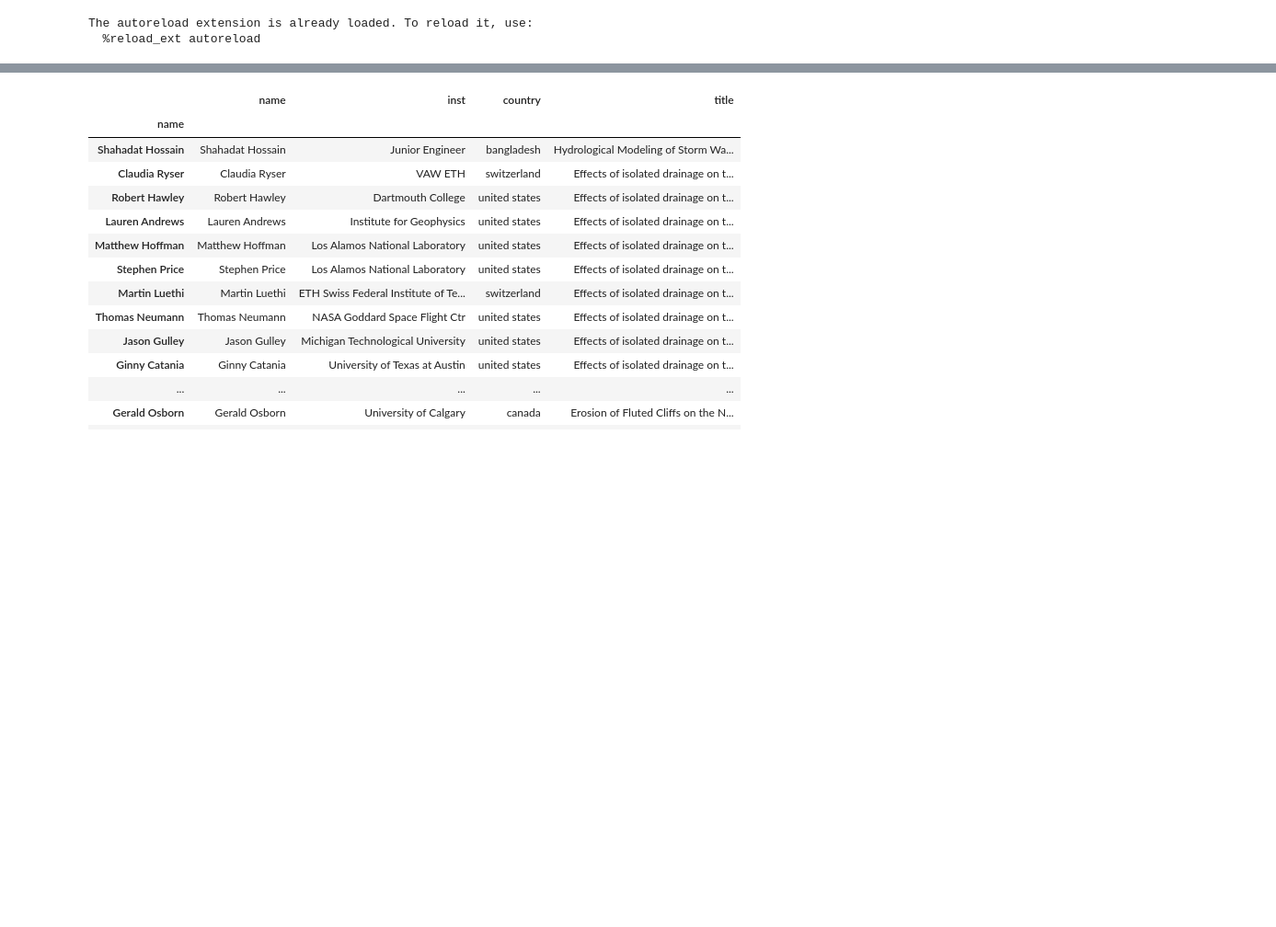
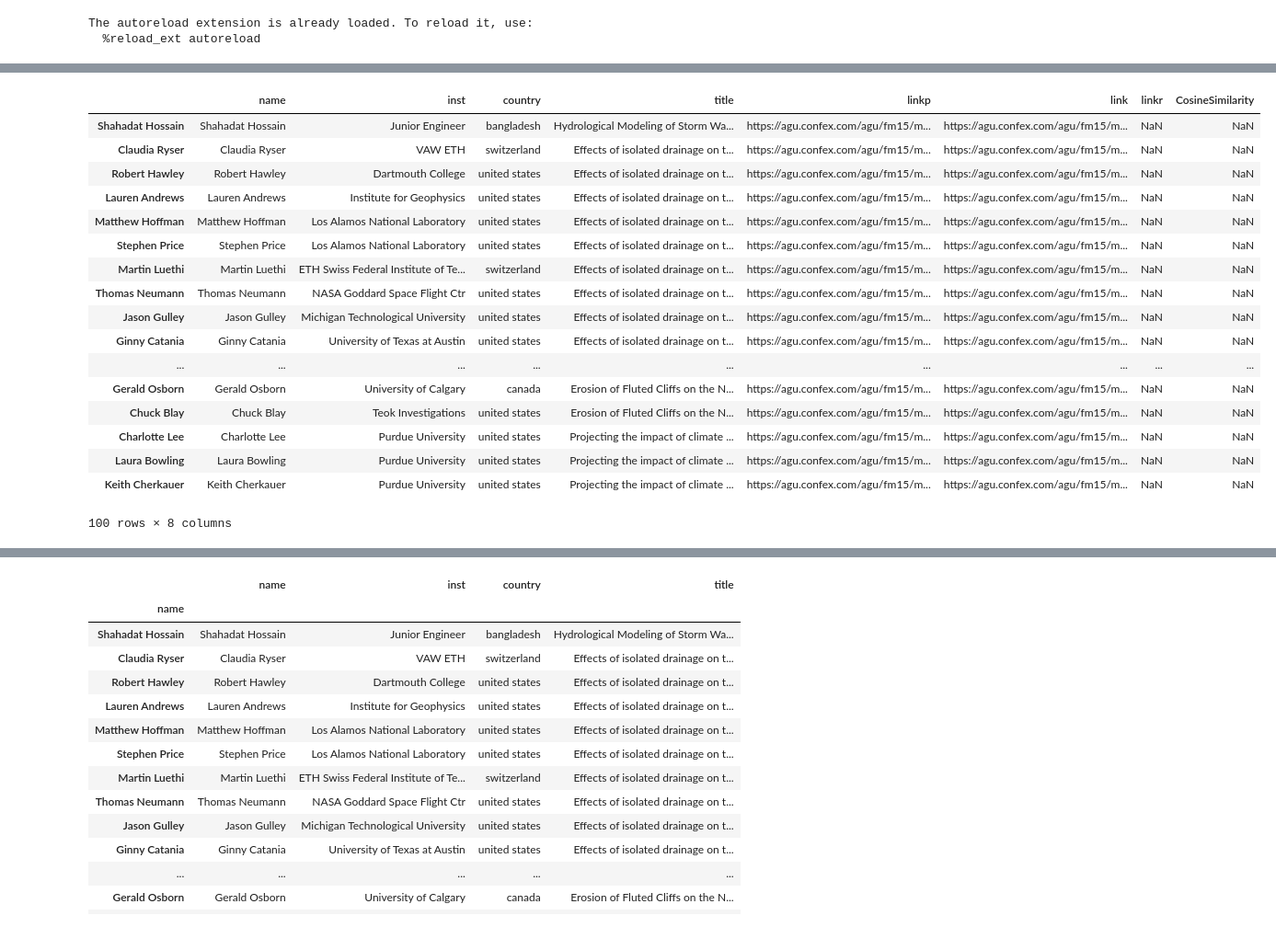
Before and after one commit to cthorey/geocolab, a Jupyter notebook: notebooks/exploratory/test.ipynb, the cells around one changed output, grey strips where cells are left out. Shown at 92% size. Cells and saved outputs as stored; diff of their text form; code cells hidden in the pictures; blank space fills up the shorter version.

```diff
--- a/notebooks/exploratory/test.ipynb
+++ b/notebooks/exploratory/test.ipynb
@@ -24,0 +63,4 @@ recom = RecomendationSystem(path_model)
+# %%
+df = recom.recomendation(query)
+collabs = recom.get_collaborators(query)
+collabs['link'] = collabs.linkp
@@ -24,0 +88,23 @@ recom = RecomendationSystem(path_model)
+# %%
+df = pd.merge(collabs,df[['link','CosineSimilarity']],on='link',how='outer')
+# %%
+collabs.join(df[['link','CosineSimilarity']],on='link',rsuffix='r')
+# %% [output]
+|  | name | inst | country | title | linkp | link | linkr | CosineSimilarity |
+| Shahadat Hossain | Shahadat Hossain | Junior Engineer | bangladesh | Hydrological Modeling of Storm Wa... | https://agu.confex.com/agu/fm15/m... | https://agu.confex.com/agu/fm15/m... | NaN | NaN |
+| Claudia Ryser | Claudia Ryser | VAW ETH | switzerland | Effects of isolated drainage on t... | https://agu.confex.com/agu/fm15/m... | https://agu.confex.com/agu/fm15/m... | NaN | NaN |
+| Robert Hawley | Robert Hawley | Dartmouth College | united states | Effects of isolated drainage on t... | https://agu.confex.com/agu/fm15/m... | https://agu.confex.com/agu/fm15/m... | NaN | NaN |
+| Lauren Andrews | Lauren Andrews | Institute for Geophysics | united states | Effects of isolated drainage on t... | https://agu.confex.com/agu/fm15/m... | https://agu.confex.com/agu/fm15/m... | NaN | NaN |
+| Matthew Hoffman | Matthew Hoffman | Los Alamos National Laboratory | united states | Effects of isolated drainage on t... | https://agu.confex.com/agu/fm15/m... | https://agu.confex.com/agu/fm15/m... | NaN | NaN |
+| Stephen Price | Stephen Price | Los Alamos National Laboratory | united states | Effects of isolated drainage on t... | https://agu.confex.com/agu/fm15/m... | https://agu.confex.com/agu/fm15/m... | NaN | NaN |
+| Martin Luethi | Martin Luethi | ETH Swiss Federal Institute of Te... | switzerland | Effects of isolated drainage on t... | https://agu.confex.com/agu/fm15/m... | https://agu.confex.com/agu/fm15/m... | NaN | NaN |
+| Thomas Neumann | Thomas Neumann | NASA Goddard Space Flight Ctr | united states | Effects of isolated drainage on t... | https://agu.confex.com/agu/fm15/m... | https://agu.confex.com/agu/fm15/m... | NaN | NaN |
+| Jason Gulley | Jason Gulley | Michigan Technological University | united states | Effects of isolated drainage on t... | https://agu.confex.com/agu/fm15/m... | https://agu.confex.com/agu/fm15/m... | NaN | NaN |
+| Ginny Catania | Ginny Catania | University of Texas at Austin | united states | Effects of isolated drainage on t... | https://agu.confex.com/agu/fm15/m... | https://agu.confex.com/agu/fm15/m... | NaN | NaN |
+| ... | ... | ... | ... | ... | ... | ... | ... | ... |
+| Gerald Osborn | Gerald Osborn | University of Calgary | canada | Erosion of Fluted Cliffs on the N... | https://agu.confex.com/agu/fm15/m... | https://agu.confex.com/agu/fm15/m... | NaN | NaN |
+| Chuck Blay | Chuck Blay | Teok Investigations | united states | Erosion of Fluted Cliffs on the N... | https://agu.confex.com/agu/fm15/m... | https://agu.confex.com/agu/fm15/m... | NaN | NaN |
+| Charlotte Lee | Charlotte Lee | Purdue University | united states | Projecting the impact of climate ... | https://agu.confex.com/agu/fm15/m... | https://agu.confex.com/agu/fm15/m... | NaN | NaN |
+| Laura Bowling | Laura Bowling | Purdue University | united states | Projecting the impact of climate ... | https://agu.confex.com/agu/fm15/m... | https://agu.confex.com/agu/fm15/m... | NaN | NaN |
+| Keith Cherkauer | Keith Cherkauer | Purdue University | united states | Projecting the impact of climate ... | https://agu.confex.com/agu/fm15/m... | https://agu.confex.com/agu/fm15/m... | NaN | NaN |
+100 rows × 8 columns
```
Also changed, not shown: parts of 6 cells of this notebook, 7 other files.
